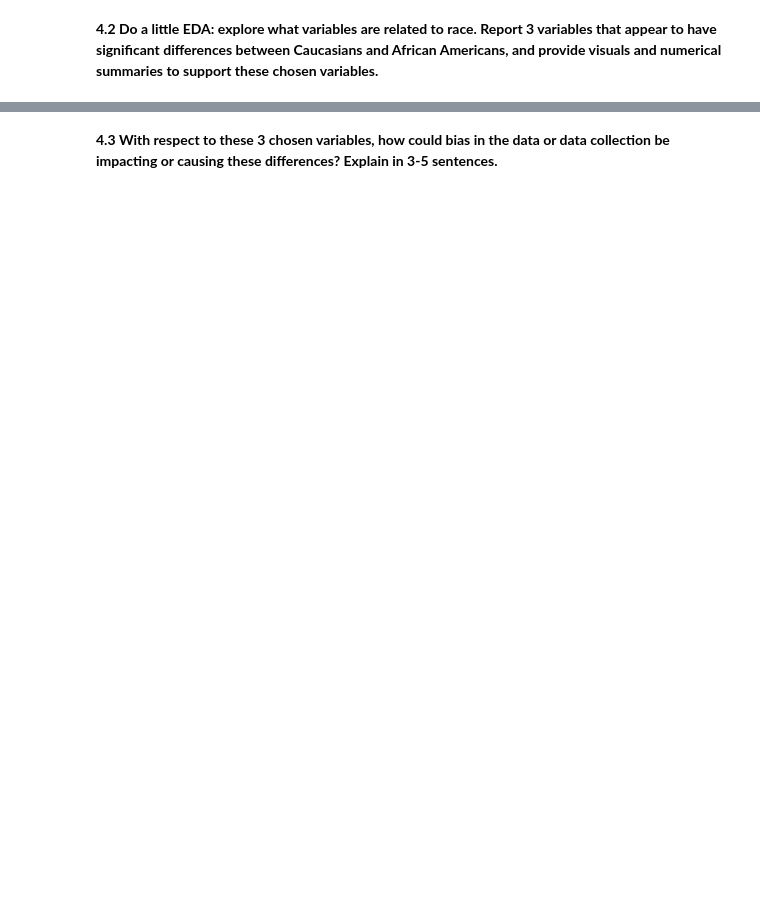
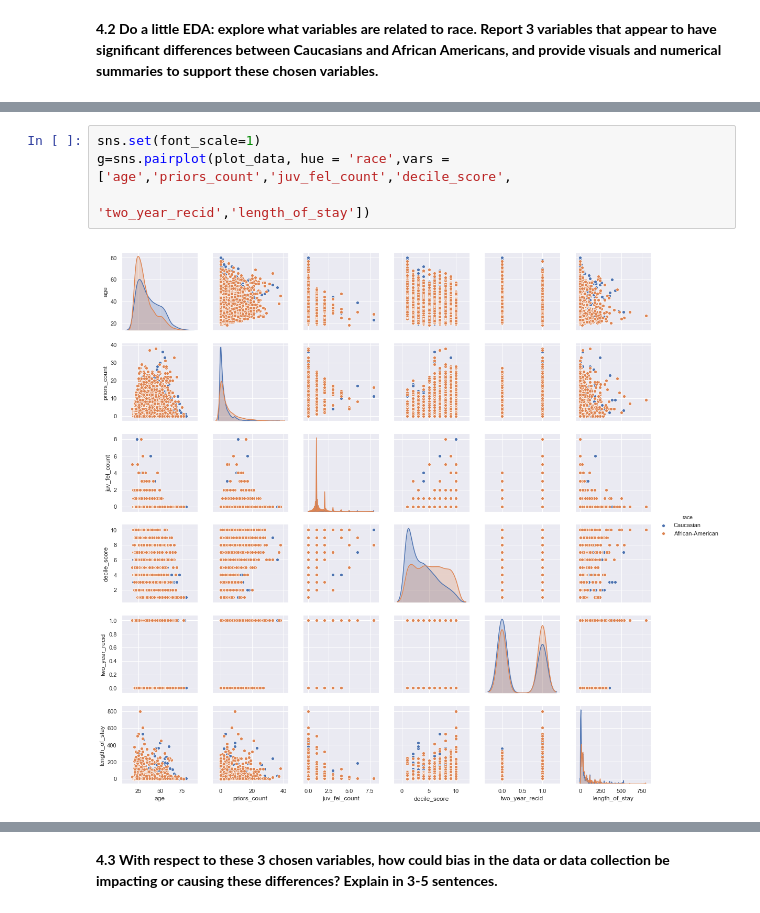
Before and after one commit to jake-w-schneider/CS109a-Group-81-Final-Project, a Jupyter notebook: HW/hw5/hw5.ipynb, the cells around one changed output, grey strips where cells are left out. Saved outputs shown, nothing was run; the diff lists cells and outputs as text; blank space fills up the shorter version.

```diff
--- a/HW/hw5/hw5.ipynb
+++ b/HW/hw5/hw5.ipynb
@@ -349,0 +383,6 @@ compas_df = pd.read_csv('data/compas.csv')
+# %%
+sns.set(font_scale=1)
+g=sns.pairplot(plot_data, hue = 'race',vars = ['age','priors_count','juv_fel_count','decile_score',
+                                              'two_year_recid','length_of_stay'])
+# %% [output]
+[figure, added]
```
Also changed, not shown: parts of 25 cells of this notebook.
